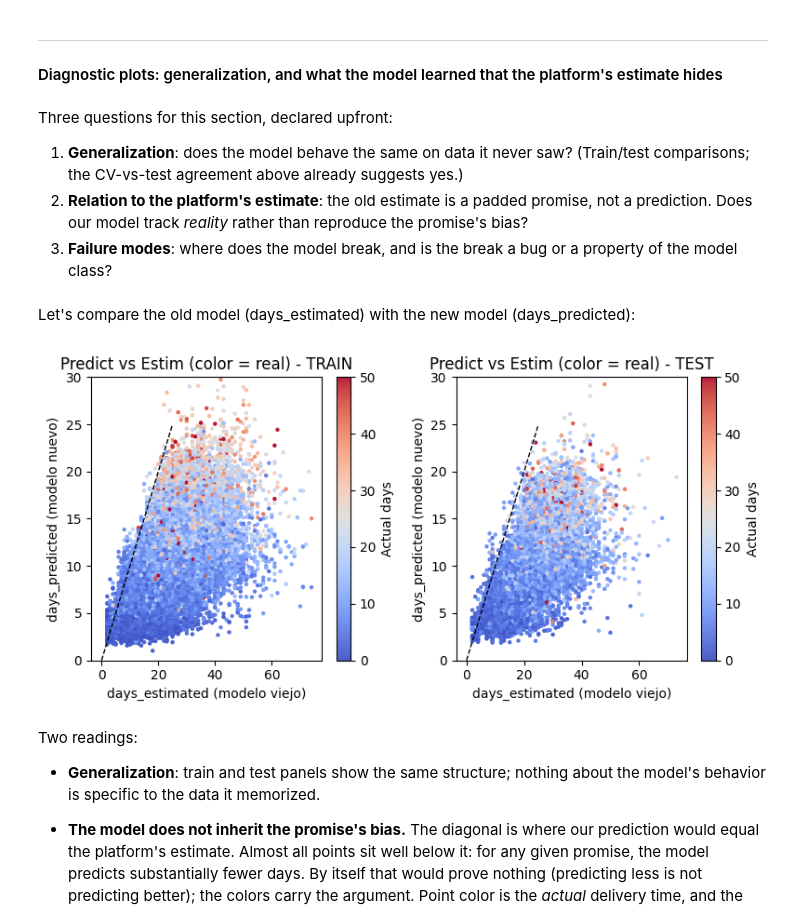
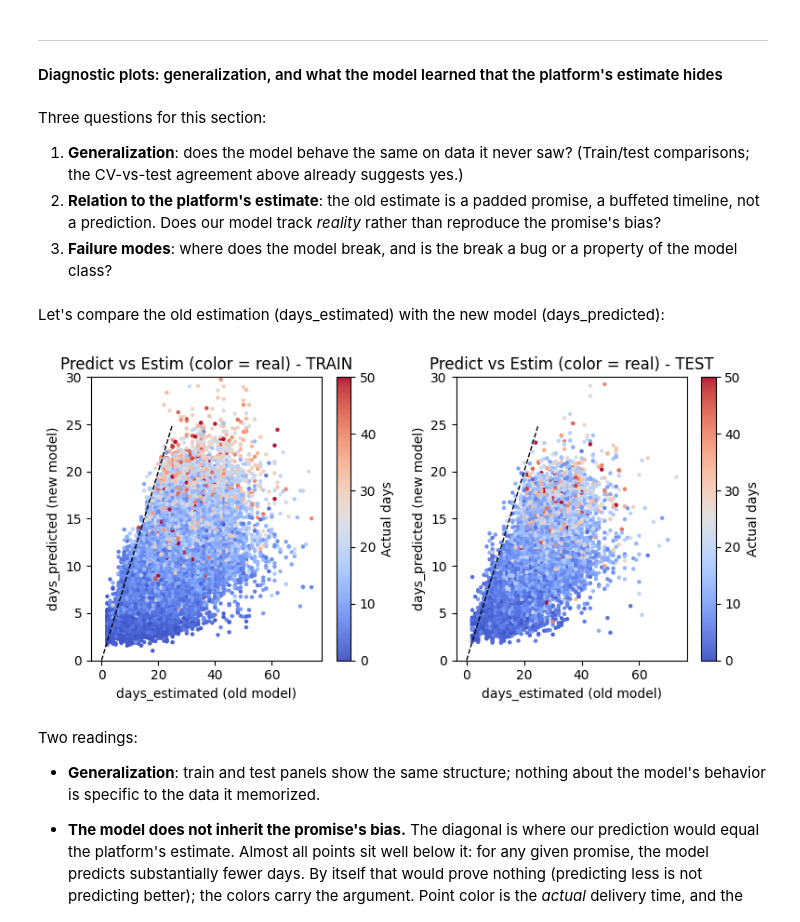
Before and after one commit to alemezio/Ecommerce_Brazil_project, a Jupyter notebook: Part2_Olist_Machine_Learning.ipynb, the cells around one changed output. Saved outputs shown, nothing was run; the diff lists cells and outputs as text; code cells hidden in the pictures.

```diff
--- a/Part2_Olist_Machine_Learning.ipynb
+++ b/Part2_Olist_Machine_Learning.ipynb
@@ -963,5 +963,5 @@ df_scores.style.highlight_min(axis=1, color='green')
 # %% [markdown]
 We therefore select XGBoost as the best model:
 # %%
-modelo_final_seleccionado = randomized_search_xgb.best_estimator_
+model_final_selected = randomized_search_xgb.best_estimator_
 # %%
@@ -975,11 +975,11 @@ def evaluar_modelo(nombre, y_test, y_pred):
 # %% [markdown]
 We save the predictions as a new column in y_test:
 # %%
-y_test['days_predicted'] = modelo_final_seleccionado.predict(X_test)
+y_test['days_predicted'] = model_final_selected.predict(X_test)
 # %% [markdown]
 Also the predictions on the training set:
 # %%
-y_train['days_predicted'] = modelo_final_seleccionado.predict(X_train)
+y_train['days_predicted'] = model_final_selected.predict(X_train)
 # %% [markdown]
 Let's compare the values of the "new" model against the "old" model (`days_estimated`) and the base model (`days_base_model`):
 # %%
@@ -1012,37 +1012,37 @@ Three readings of these test numbers:
 ----
 #### Diagnostic plots: generalization, and what the model learned that the platform's estimate hides
 # %% [markdown]
-Three questions for this section, declared upfront:
+Three questions for this section:
 
 1. **Generalization**: does the model behave the same on data it never saw? (Train/test comparisons; the CV-vs-test agreement above already suggests yes.)
-2. **Relation to the platform's estimate**: the old estimate is a padded promise, not a prediction. Does our model track *reality* rather than reproduce the promise's bias?
+2. **Relation to the platform's estimate**: the old estimate is a padded promise, a buffeted timeline, not a prediction. Does our model track *reality* rather than reproduce the promise's bias?
 3. **Failure modes**: where does the model break, and is the break a bug or a property of the model class?
 # %% [markdown]
-Let's compare the old model (days_estimated) with the new model (days_predicted):
+Let's compare the old estimation (days_estimated) with the new model (days_predicted):
 # %%
 fig, axes = plt.subplots(1, 2, figsize=(8, 4))
 
 sc = axes[0].scatter(y_train['days_estimated'], y_train['days_predicted'], c=y_train['days_to_delivered'],
                      cmap='coolwarm', vmin=0, vmax=50, alpha=0.9, s=5)
 plt.colorbar(sc, label='Actual days')
 axes[0].plot([0, 25], [0, 25], 'k--', lw=1)
 axes[0].set_ylim(0,30)
-axes[0].set_xlabel('days_estimated (modelo viejo)')
-axes[0].set_ylabel('days_predicted (modelo nuevo)')
+axes[0].set_xlabel('days_estimated (old model)')
+axes[0].set_ylabel('days_predicted (new model)')
 axes[0].set_title('Predict vs Estim (color = real) - TRAIN')
 
 sc2 = axes[1].scatter(y_test['days_estimated'], y_test['days_predicted'], c=y_test['days_to_delivered'],
                       cmap='coolwarm', vmin=0, vmax=50, alpha=0.9, s=5)
 plt.colorbar(sc2, label='Actual days')
 axes[1].plot([0, 25], [0, 25], 'k--', lw=1)
 axes[1].set_ylim(0,30)
-axes[1].set_xlabel('days_estimated (modelo viejo)')
-axes[1].set_ylabel('days_predicted (modelo nuevo)')
+axes[1].set_xlabel('days_estimated (old model)')
+axes[1].set_ylabel('days_predicted (new model)')
 axes[1].set_title('Predict vs Estim (color = real) - TEST')
 plt.tight_layout()
 plt.show()
 # %% [output]
-[figure, old version]
+[figure, new version]
 # %% [markdown]
 Two readings:
 
```
Also changed, not shown: parts of 13 cells of this notebook.
